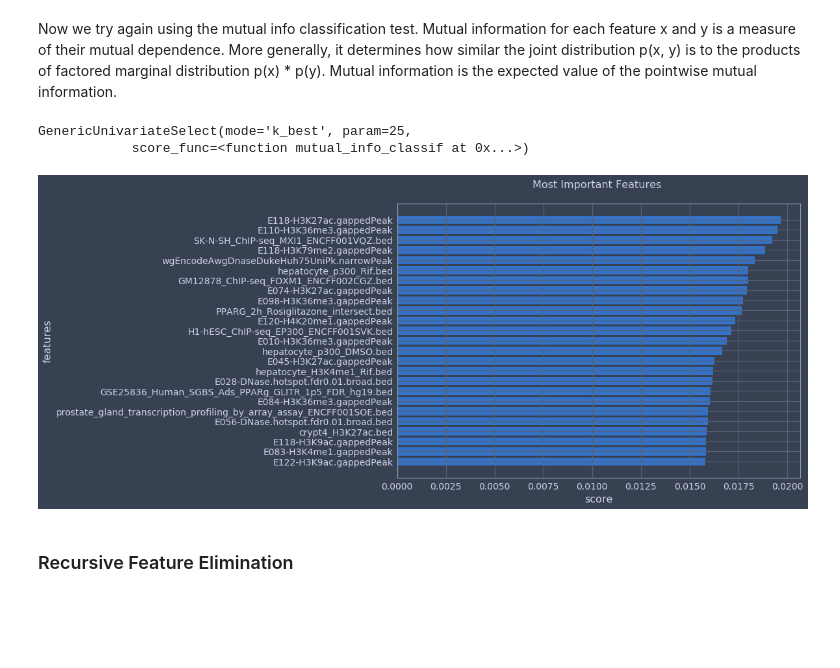
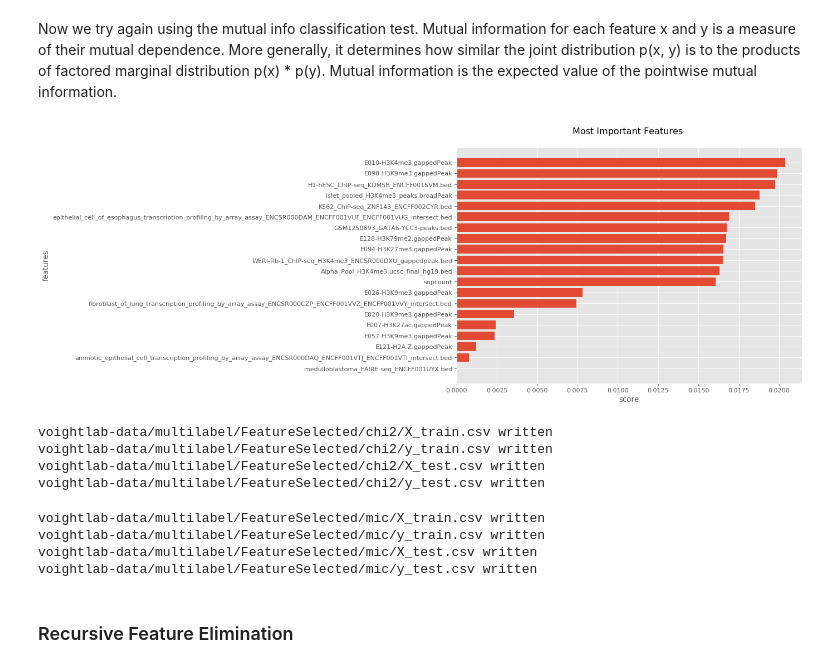
Before and after one commit to kaushik316/T2D_Models, a Jupyter notebook: src/notebooks/FeatureSelection.ipynb, the cells around one changed output. Saved outputs shown, nothing was run; the diff lists cells and outputs as text; code cells hidden in the pictures; blank space fills up the shorter version.

```diff
--- a/src/notebooks/FeatureSelection.ipynb
+++ b/src/notebooks/FeatureSelection.ipynb
@@ -111,0 +103,6 @@ array([[0., 1., 0., ..., 0., 0., 0.],
+# %%
+try:
+    selector = VarianceThreshold(threshold=.90 * (1 - .90))
+    selector.fit_transform(X_train, y_train)
+except ValueError:
+    print ("No feature in X meets the variance threshold 0.09000")
@@ -148,6 +152,18 @@ First we set the scoring parameter of the class to the chi2 test, selecting the
 It should be noted that the sklearn implementation of the chi squared test only considers features where x=1. I.e, it looks at features where x=1 and sees if the distribution of values for y matches that of the overall population.
 # %%
 # Return n best features based on the test
-n = 25
+n = 20
 chi_gus = GenericUnivariateSelect(chi2, mode='k_best', param=n)
-chi_gus.fit(X_train, y_train)
+chi_idx = []
+chi_features = []
+chi_pvalues = []
+
+# loop allows us to account for multilabel problems
+# We fit individually for each label
+for label in labels:
+    chi_gus.fit(X_train, y_train[label])
+
+    # Save features using the boolean mask
+    chi_idx += list(chi_gus.get_support())
+    chi_pvalues += list(compress(chi_gus.pvalues_, chi_idx))
+    chi_features += list(compress(X_train, chi_idx))
@@ -167,41 +175,53 @@ important_features = ev.feat_importance(chi_pvalues, chi_features, n=len(chi_fea
 # %% [markdown]
 Now we try again using the mutual info classification test. Mutual information for each feature x and y is a measure of their mutual dependence. More generally, it determines how similar the joint distribution p(x, y) is to the products of factored marginal distribution p(x) * p(y). Mutual information is the expected value of the pointwise mutual information.
-# %%
-mic_gus = GenericUnivariateSelect(mutual_info_classif, mode='k_best', param=n)
-mic_gus.fit(X_train, y_train)
-# %% [output]
-GenericUnivariateSelect(mode='k_best', param=25,
-            score_func=<function mutual_info_classif at 0x...>)
 # %%
-# Save features using the boolean mask
-mic_idx = mic_gus.get_support()
-mic_features = list(compress(X_train.columns, mic_idx))
-mic_scores = list(compress(mic_gus.scores_, mic_idx))
+mic_gus = GenericUnivariateSelect(mutual_info_classif, mode='k_best', param=n)
+mic_idx = []
+mic_features = []
+mic_scores = []
+
+for label in labels:
+    mic_gus.fit(X_train, y_train[label])
+
+    # Save features using the boolean mask
+    mic_idx += list(mic_gus.get_support())
+    mic_features += list(compress(X_train.columns, mic_idx))
+    mic_scores += list(compress(mic_gus.scores_, mic_idx))
 # %%
-# Visualize scores for each feature from test
-important_features = ev.feat_importance(mic_scores, mic_features, n=len(mic_features))
+# Visualize scores for top n feature from test
+important_features = ev.feat_importance(set(mic_scores), set(mic_features), n=20)
 # %% [output]
-[figure, old version]
+[figure, new version]
 # %%
 # Save training and testing datframes only consisting of the features we have selected
-chi_Xtraindf = X_train.iloc[:, chi_idx]
-chi_Xtestdf = X_test.iloc[:, chi_idx]
+chi_Xtraindf = X_train.loc[:, list(set(chi_features))]
+chi_Xtestdf = X_test.loc[:, list(set(chi_features))]
 
 # Write the created dataset to a file so we can test model performance later
 write_to_S3(chi_Xtraindf, "chi2/X_train.csv")
 write_to_S3(y_train, "chi2/y_train.csv")
 write_to_S3(chi_Xtestdf, "chi2/X_test.csv")
 write_to_S3(y_test, "chi2/y_test.csv")
+# %% [output]
+voightlab-data/multilabel/FeatureSelected/chi2/X_train.csv written
+voightlab-data/multilabel/FeatureSelected/chi2/y_train.csv written
+voightlab-data/multilabel/FeatureSelected/chi2/X_test.csv written
+voightlab-data/multilabel/FeatureSelected/chi2/y_test.csv written
 # %%
 # Save training and testing datframes only consisting of the features we have selected
-mic_Xtraindf = X_train.iloc[:, mic_idx]
-mic_Xtestdf = X_test.iloc[:, mic_idx]
+mic_Xtraindf = X_train.loc[:, list(set(mic_features))]
+mic_Xtestdf = X_test.loc[:, list(set(mic_features))]
 
 # Write the created dataset to a file so we can test model performance later
 write_to_S3(mic_Xtraindf, "mic/X_train.csv")
 write_to_S3(y_train, "mic/y_train.csv")
 write_to_S3(mic_Xtestdf, "mic/X_test.csv")
 write_to_S3(y_test, "mic/y_test.csv")
+# %% [output]
+voightlab-data/multilabel/FeatureSelected/mic/X_train.csv written
+voightlab-data/multilabel/FeatureSelected/mic/y_train.csv written
+voightlab-data/multilabel/FeatureSelected/mic/X_test.csv written
+voightlab-data/multilabel/FeatureSelected/mic/y_test.csv written
 # %% [markdown]
 ### Recursive Feature Elimination
 # %% [markdown]
```
Also changed, not shown: parts of 26 cells of this notebook, 1 other file.
